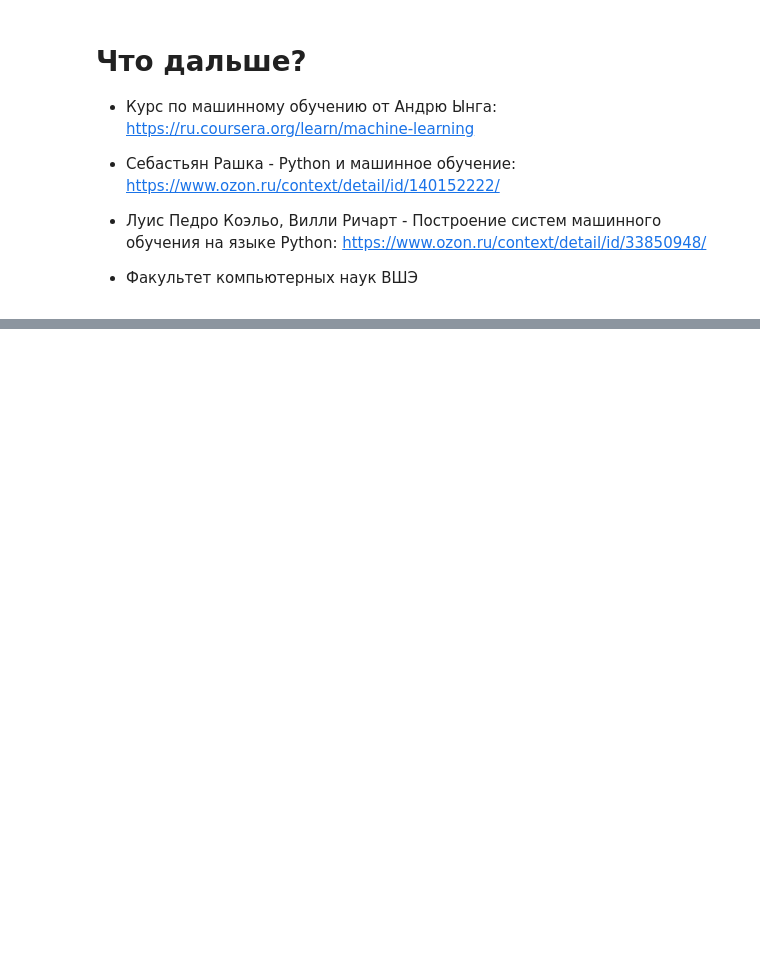
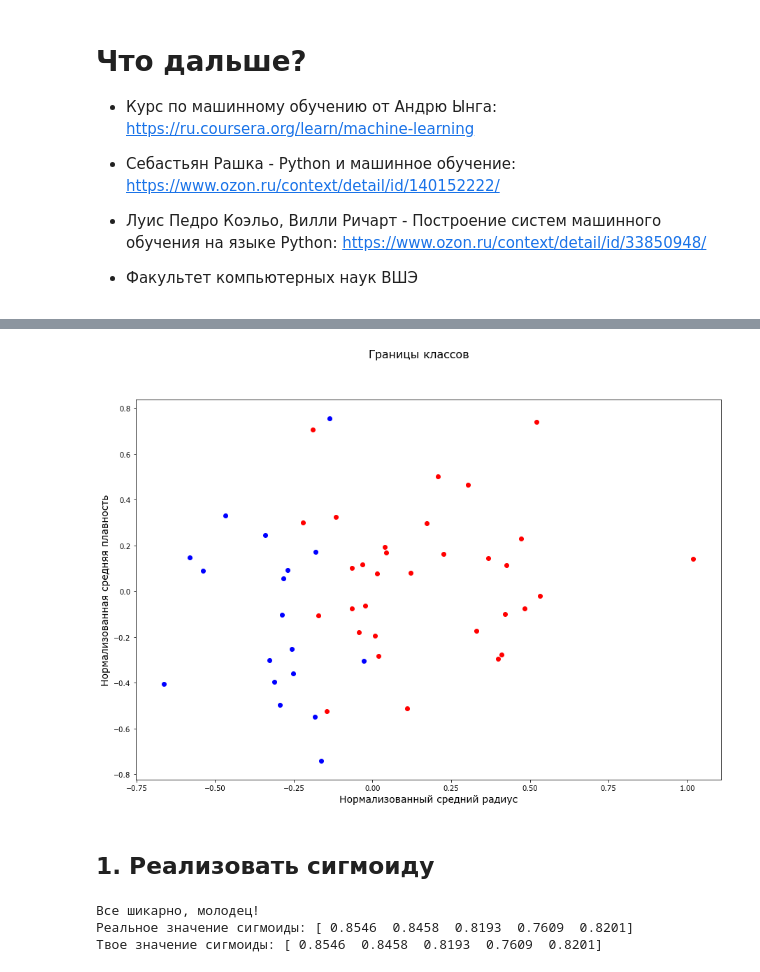
Before and after one commit to romanchereshnev/MLclass, a Jupyter notebook: Neural network.ipynb, the cells around one changed output, grey strips where cells are left out. Drawn from its saved outputs; the diff is of its cells as text; code cells hidden in the pictures; blank space fills up the shorter version.

```diff
--- a/Neural network.ipynb
+++ b/Neural network.ipynb
@@ -126,0 +137,28 @@ Max-уплотнение (max pooling) карты признаков делае
+# %%
+from neural_network_helper import *
+
+X, y, = get_data_for_task()
+simple_plot(X, y)
+# %% [output]
+[figure, added]
+# %% [markdown]
+## 1. Реализовать сигмоиду
+# %%
+from neural_network_helper import *
+
+def sigm(X, W):
+    res = np.zeros(X.shape[0])
+    #***************************************
+
+
+    #*****************************************
+
+    return res
+
+
+
+check_sigmoid(sigm, X[:5])
+# %% [output]
+Все шикарно, молодец!
+Реальное значение сигмоиды: [ 0.8546  0.8458  0.8193  0.7609  0.8201]
+Твое значение сигмоиды: [ 0.8546  0.8458  0.8193  0.7609  0.8201]
```
Also changed, not shown: parts of 9 cells of this notebook, 8 other files.
